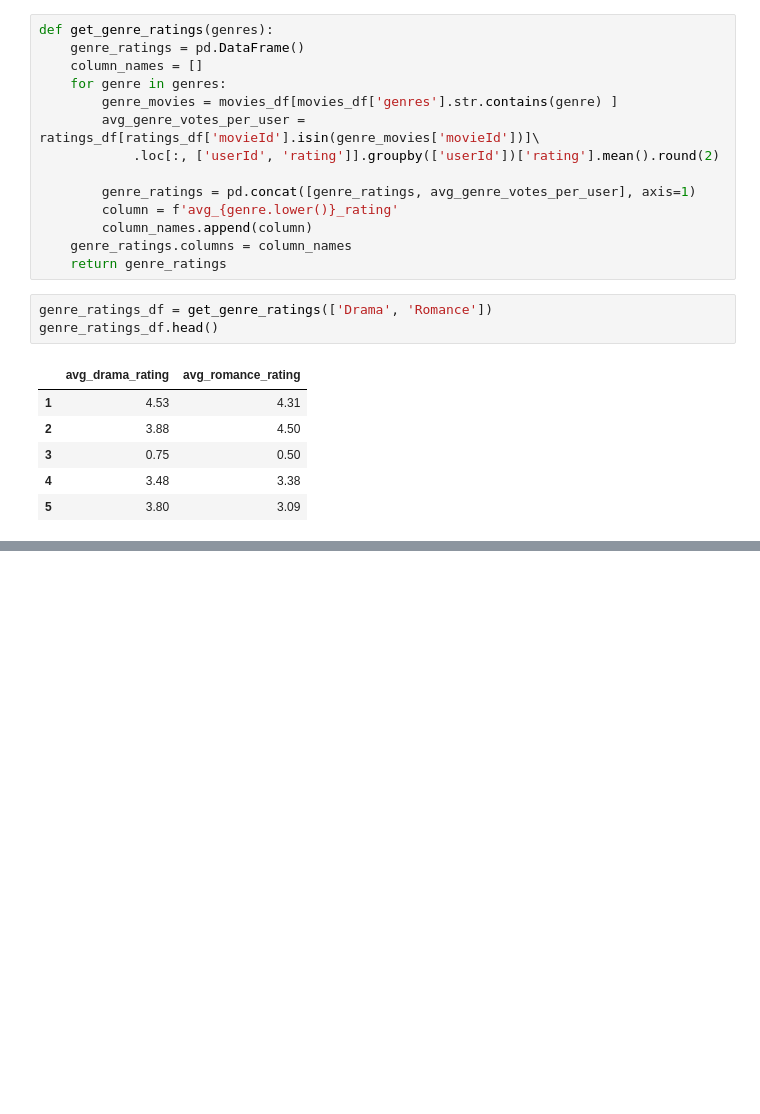
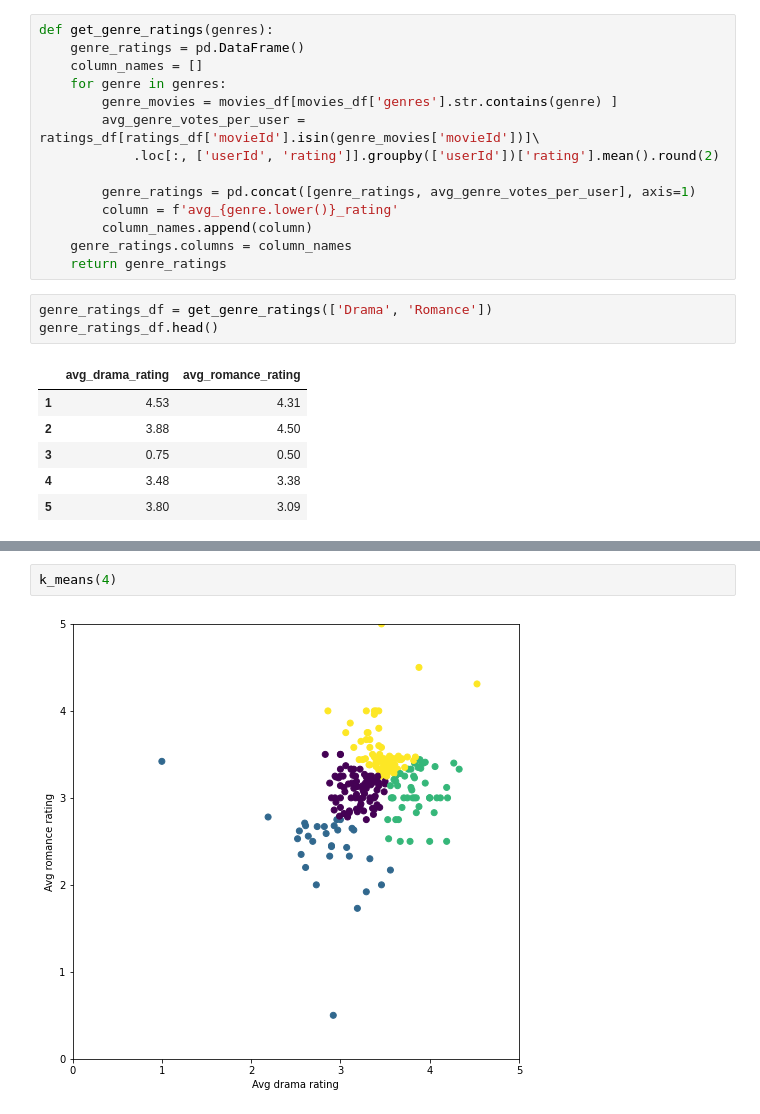
Before and after one commit to blancacarretero/movie-recommendation-engine, a Jupyter notebook: ml-latest-small.ipynb, the cells around one changed output, grey strips where cells are left out. Cells and saved outputs as stored; diff of their text form; blank space fills up the shorter version.

```diff
--- a/ml-latest-small.ipynb
+++ b/ml-latest-small.ipynb
@@ -162,0 +147,4 @@ plt.scatter(clustered['avg_drama_rating'], clustered['avg_romance_rating'], c=cl
+# %%
+k_means(4)
+# %% [output]
+[figure, added]
```
Also changed, not shown: parts of 28 cells of this notebook.
